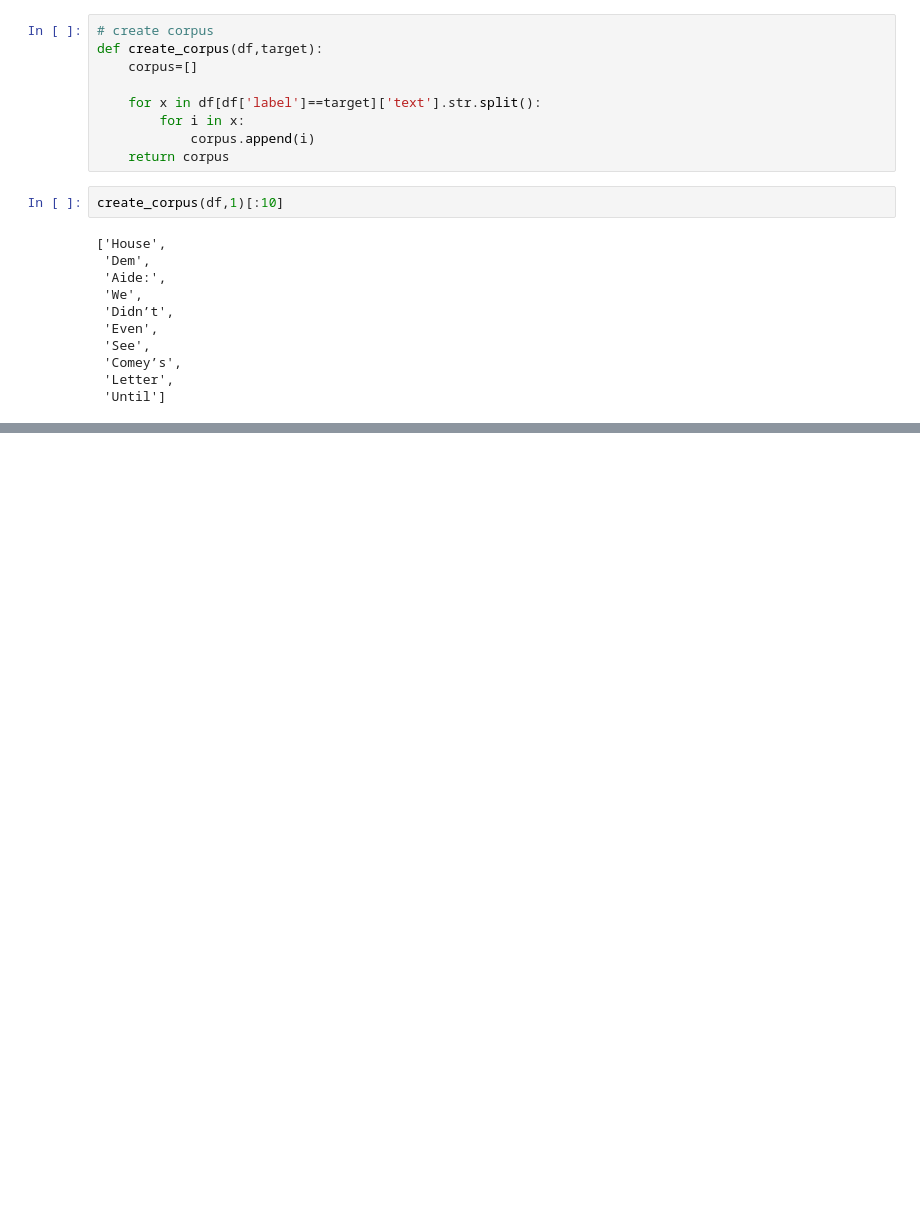
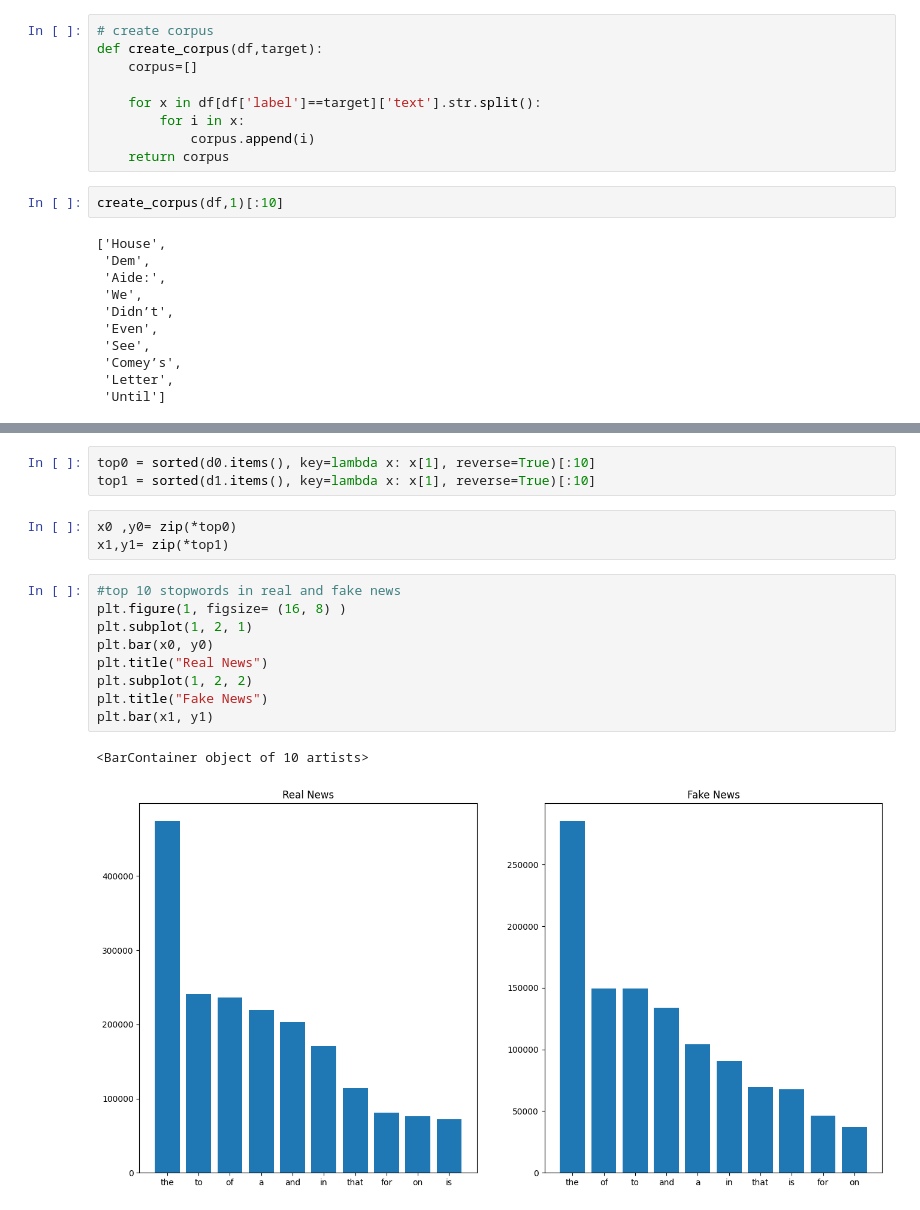
Before and after one commit to oussamaJMAA/fake_news_classifier, a Jupyter notebook: fake_news.ipynb, the cells around one changed output, grey strips where cells are left out. Saved outputs shown, nothing was run; the diff lists cells and outputs as text; blank space fills up the shorter version.

```diff
--- a/fake_news.ipynb
+++ b/fake_news.ipynb
@@ -200,0 +221,18 @@ create_corpus(df,1)[:10]
+# %%
+top0 = sorted(d0.items(), key=lambda x: x[1], reverse=True)[:10]
+top1 = sorted(d1.items(), key=lambda x: x[1], reverse=True)[:10]
+# %%
+x0 ,y0= zip(*top0)
+x1,y1= zip(*top1)
+# %%
+#top 10 stopwords in real and fake news
+plt.figure(1, figsize= (16, 8) )
+plt.subplot(1, 2, 1)
+plt.bar(x0, y0)
+plt.title("Real News")
+plt.subplot(1, 2, 2)
+plt.title("Fake News")
+plt.bar(x1, y1)
+# %% [output]
+<BarContainer object of 10 artists>
+[figure, added]
```
Also changed, not shown: parts of 9 cells of this notebook.
